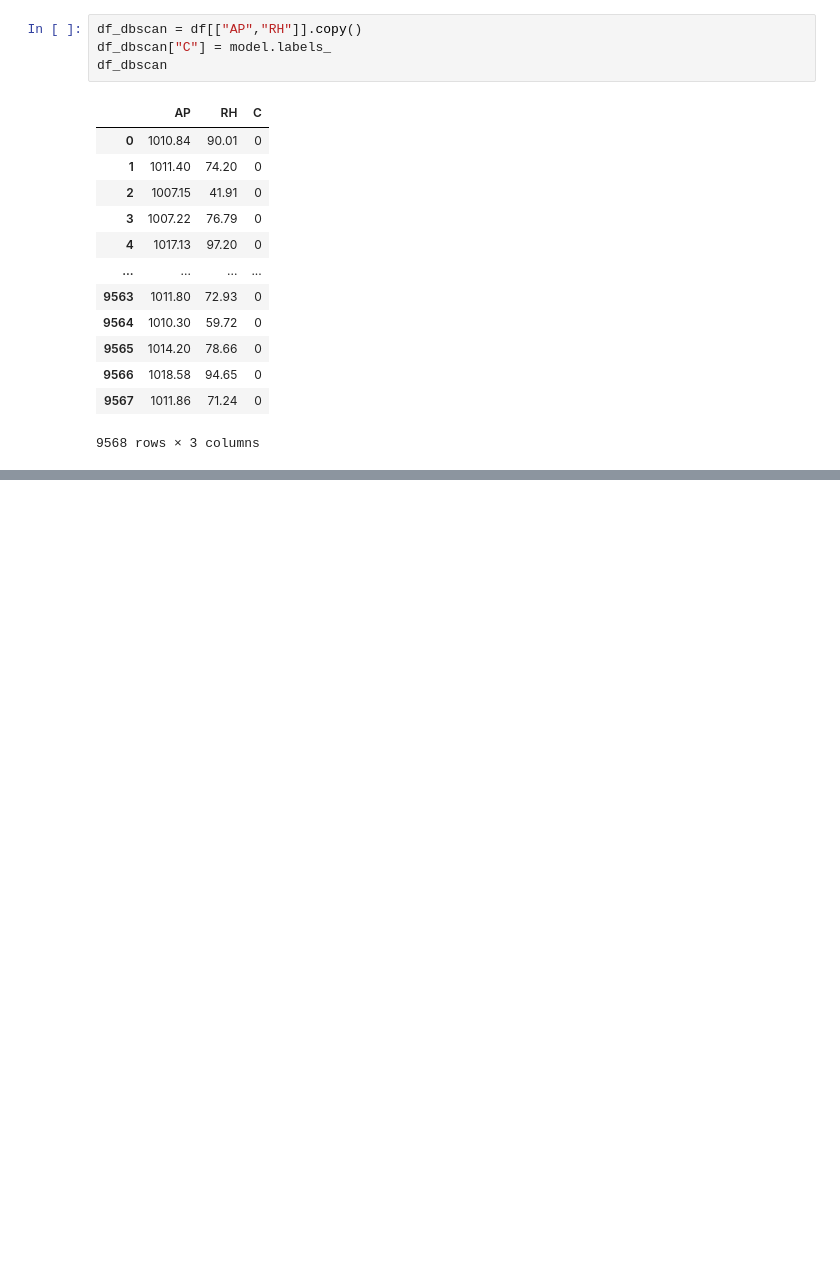
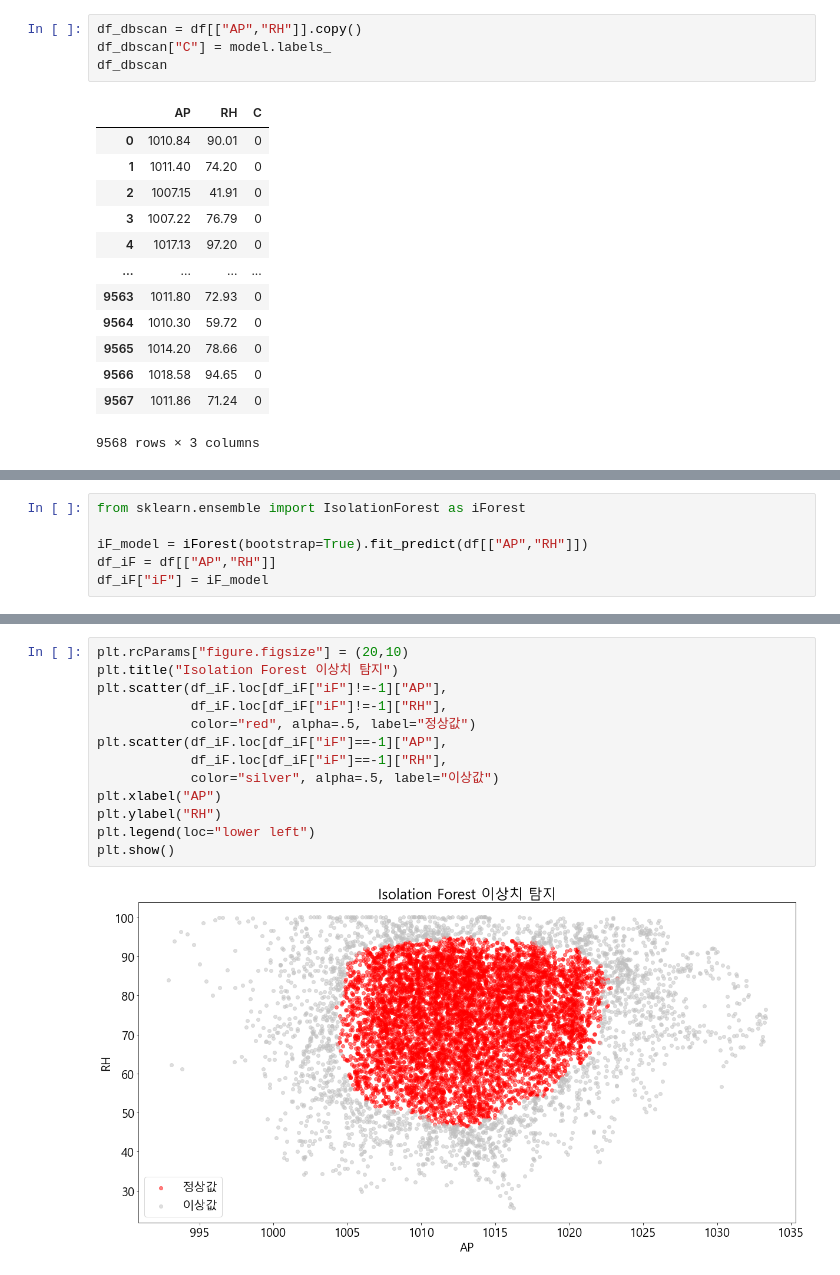
Before and after one commit to chaaaning/study_DA, a Jupyter notebook: Machine_Learning/Basic_Anomaly_Detection.ipynb, the cells around one changed output, grey strips where cells are left out. Drawn from its saved outputs; the diff is of its cells as text; blank space fills up the shorter version.

```diff
--- a/Machine_Learning/Basic_Anomaly_Detection.ipynb
+++ b/Machine_Learning/Basic_Anomaly_Detection.ipynb
@@ -156,0 +179,6 @@ plt.show()
+# %%
+from sklearn.ensemble import IsolationForest as iForest
+
+iF_model = iForest(bootstrap=True).fit_predict(df[["AP","RH"]])
+df_iF = df[["AP","RH"]]
+df_iF["iF"] = iF_model
@@ -156,0 +207,15 @@ plt.show()
+# %%
+plt.rcParams["figure.figsize"] = (20,10)
+plt.title("Isolation Forest 이상치 탐지")
+plt.scatter(df_iF.loc[df_iF["iF"]!=-1]["AP"],
+            df_iF.loc[df_iF["iF"]!=-1]["RH"],
+            color="red", alpha=.5, label="정상값")
+plt.scatter(df_iF.loc[df_iF["iF"]==-1]["AP"],
+            df_iF.loc[df_iF["iF"]==-1]["RH"],
+            color="silver", alpha=.5, label="이상값")
+plt.xlabel("AP")
+plt.ylabel("RH")
+plt.legend(loc="lower left")
+plt.show()
+# %% [output]
+[figure, added]
```
Also changed, not shown: parts of 7 cells of this notebook.
